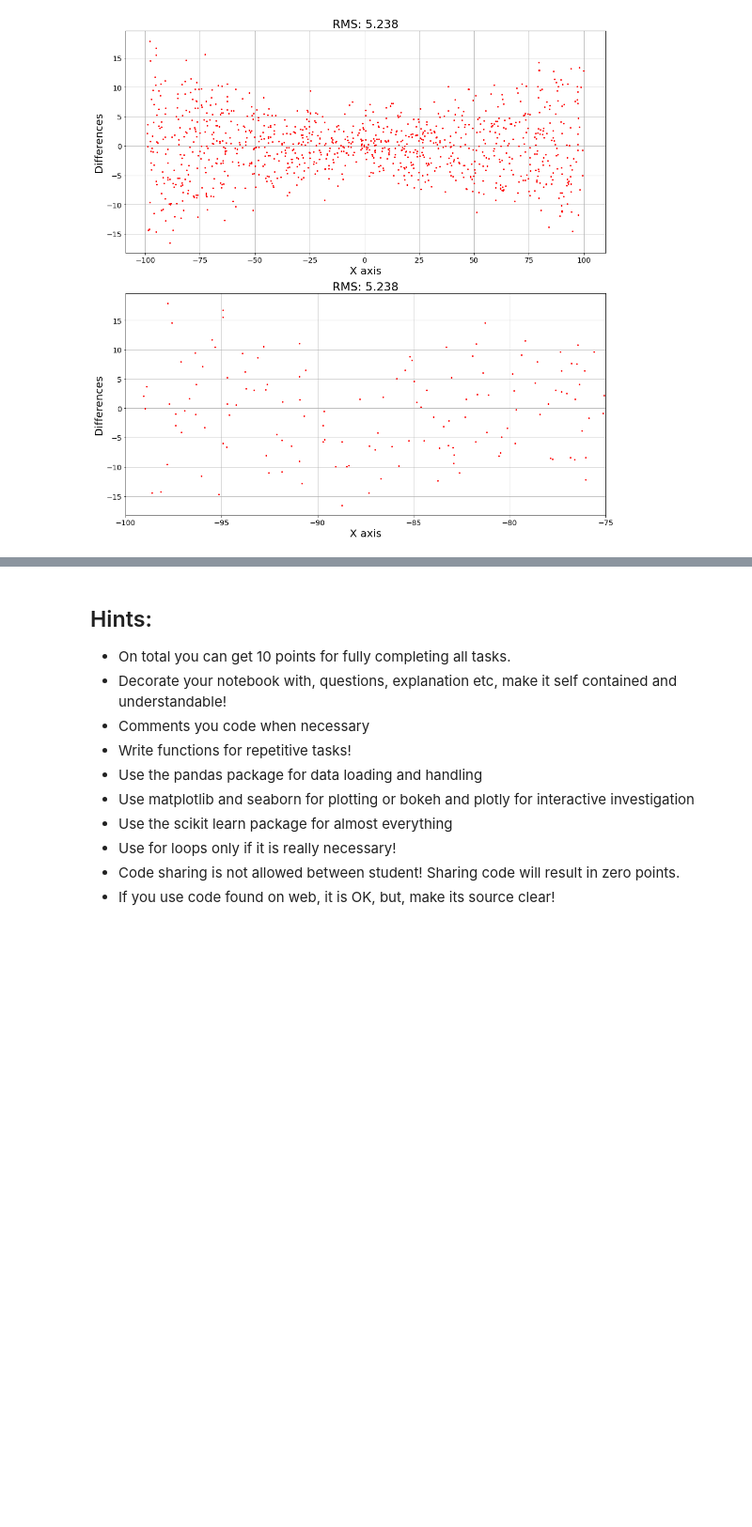
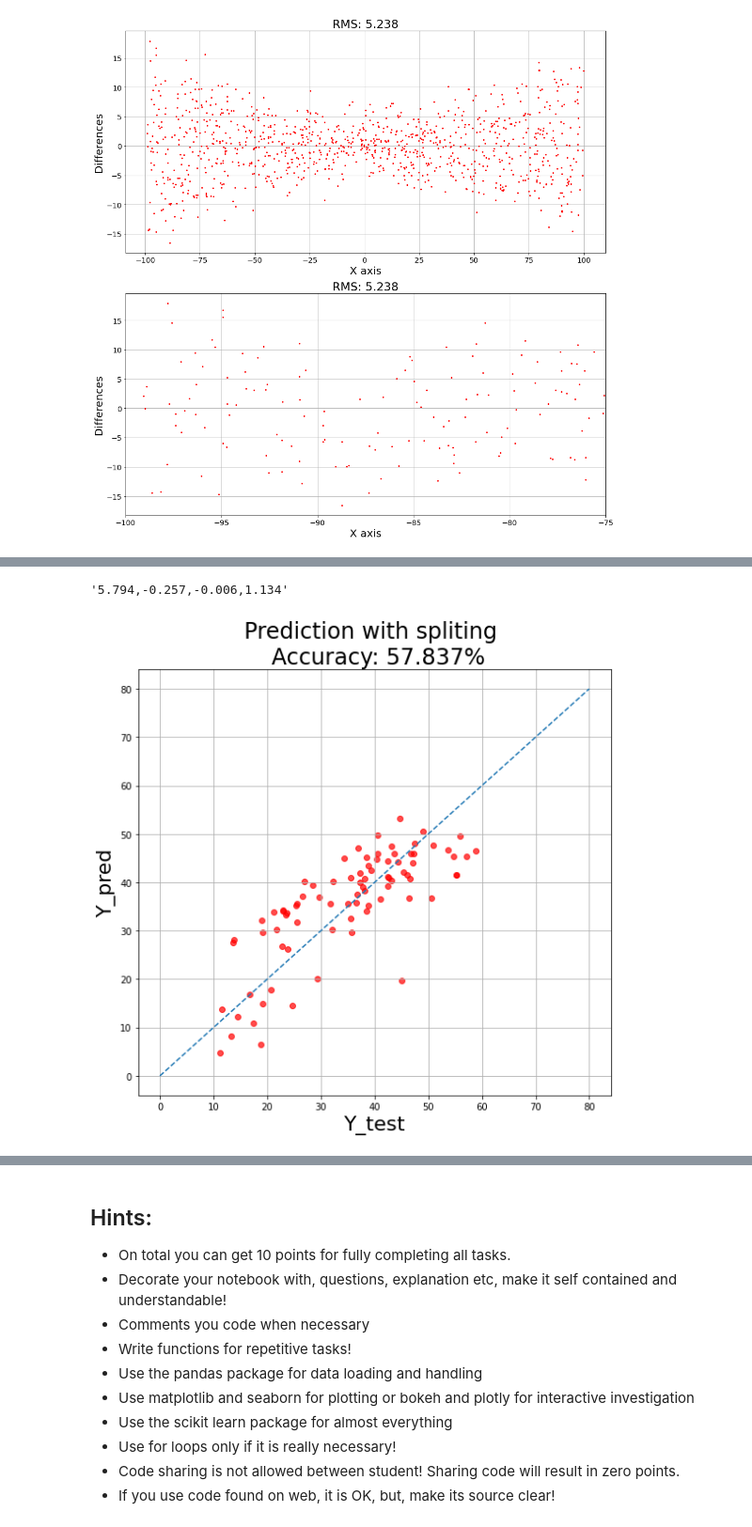
Before and after one commit to AdamGTaylor/DataMining_2021, a Jupyter notebook: hw4/HW_04.ipynb, the cells around one changed output, grey strips where cells are left out. Shown at 94% size. Saved outputs shown, nothing was run; the diff lists cells and outputs as text; code cells hidden in the pictures; blank space fills up the shorter version.

```diff
--- a/hw4/HW_04.ipynb
+++ b/hw4/HW_04.ipynb
@@ -352,0 +364,25 @@ fit a linear regression model to predict the unit price using sklearn
+# %%
+def line_reg(x,a,b):
+    return a*x + b
+# %%
+#load it in
+
+real_estate_data = pd.read_csv("real_estate.csv",delimiter=",")  #no NaN values, weird change
+real_estate_data = real_estate_data.drop(columns=["No","X5 latitude", "X6 longitude"])
+display(real_estate_data)
+
+#split
+X_train, X_test, Y_train, Y_test = train_test_split(real_estate_data[real_estate_data.columns[:-1]],
+                                                    real_estate_data[real_estate_data.columns[-1]],
+                                                    train_size=0.8)
+
+#see it
+#display(X_train.head)
+#display(X_test.head)
+#display(Y_train.head)
+#display(Y_test.head)
+
+X_train = X_train.values
+X_test = X_test.values
+Y_train = Y_train.values
+Y_test = Y_test.values
@@ -352,0 +403,23 @@ fit a linear regression model to predict the unit price using sklearn
+# %%
+#get coeffs
+lin_reg = LinearRegression().fit(X_train,Y_train)
+Y_pred = lin_reg.predict(X_test)
+
+display("{0:.3f},{1:.3f},{2:.3f},{3:.3f}".format(*lin_reg.coef_))
+
+x_lin = np.linspace(0,80,100)
+
+fig,ax = plt.subplots(1,1,figsize=(8,8))
+
+ax.set_title("Prediction with spliting \n Accuracy: {0:.3f}%".format(r2_score(Y_test,Y_pred)*100),fontsize=24)
+ax.scatter(Y_test,Y_pred,color="red",alpha=0.7)
+ax.plot(x_lin, line_reg(x_lin,1,0), "--")
+ax.set_xlabel("Y_test",fontsize=22)
+ax.set_ylabel("Y_pred",fontsize=22)
+ax.grid()
+
+fig.tight_layout()
+plt.show()
+# %% [output]
+'5.794,-0.257,-0.006,1.134'
+[figure, added]
```
Also changed, not shown: parts of 11 cells of this notebook.
